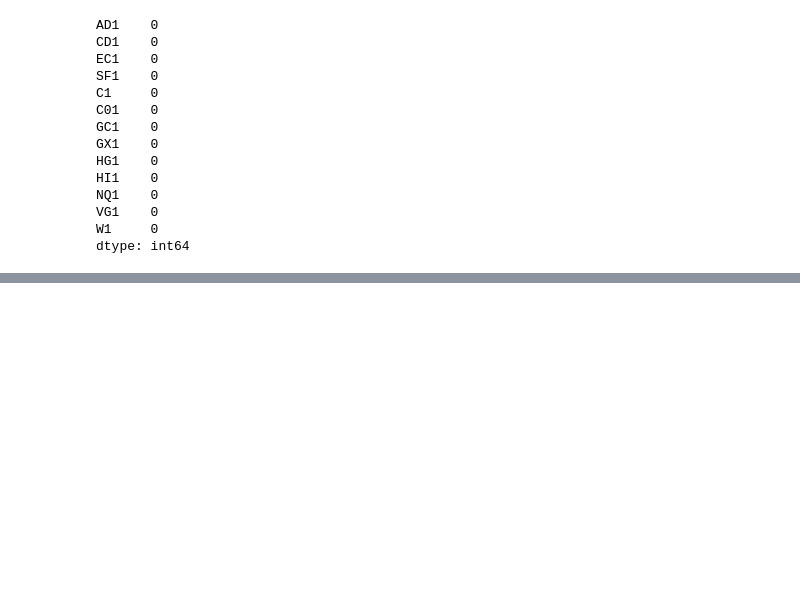
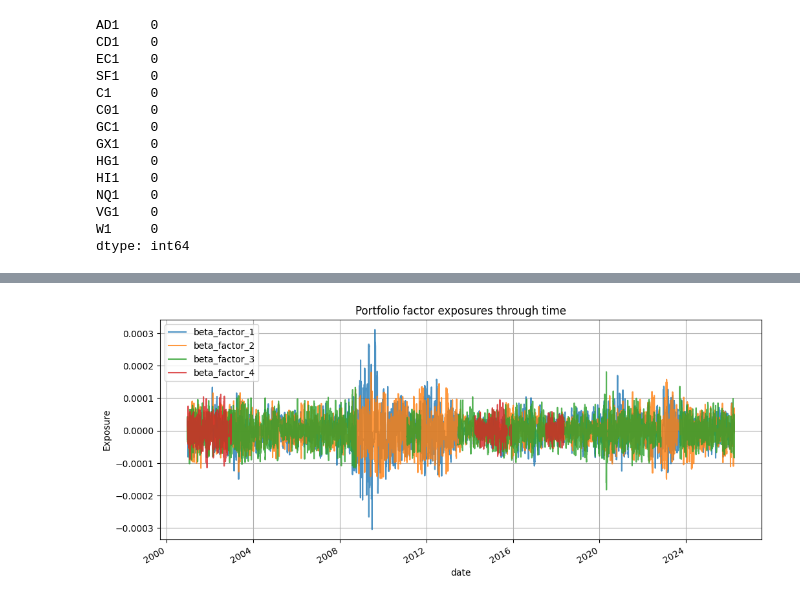
Before and after one commit to AntonBzd/Strat_Arbitrage_M.Avellaneda_JH.Lee, a Jupyter notebook: stat_arb.ipynb, the cells around one changed output, grey strips where cells are left out. Drawn from its saved outputs; the diff is of its cells as text; code cells hidden in the pictures; blank space fills up the shorter version.

```diff
--- a/stat_arb.ipynb
+++ b/stat_arb.ipynb
@@ -97,0 +188,14 @@ dict_keys(['equity_curve', 'daily_returns', 'turnover', 'nb_trades', 'return'])
+# %%
+beta_cols = [c for c in result.diagnostics.columns if c.startswith("beta_")]
+
+if beta_cols:
+    fig, ax = plt.subplots(figsize=(12, 5))
+    result.diagnostics[beta_cols].plot(ax=ax, alpha=0.8)
+    ax.set_title("Portfolio factor exposures through time")
+    ax.set_ylabel("Exposure")
+    ax.grid(True)
+    plt.show()
+else:
+    print("Pas de colonnes beta_.")
+# %% [output]
+[figure, added]
```
Also changed, not shown: parts of 49 cells of this notebook.
